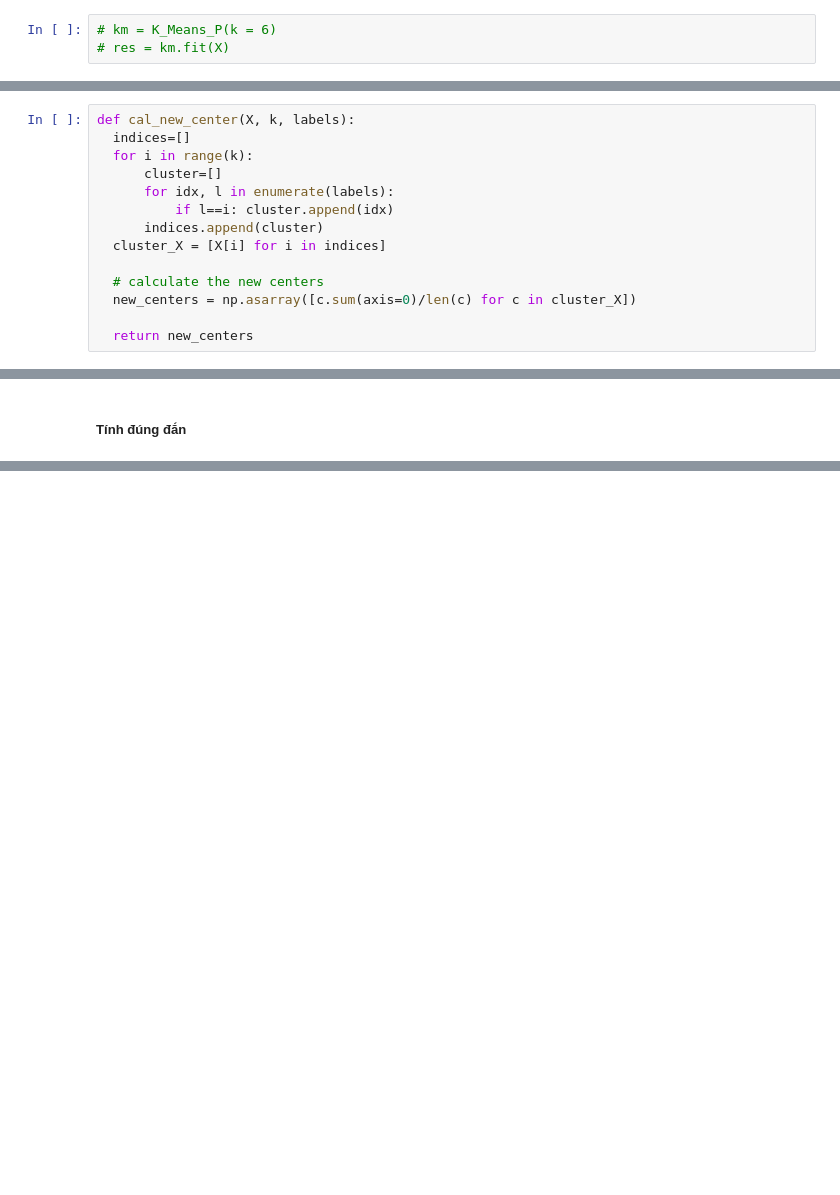
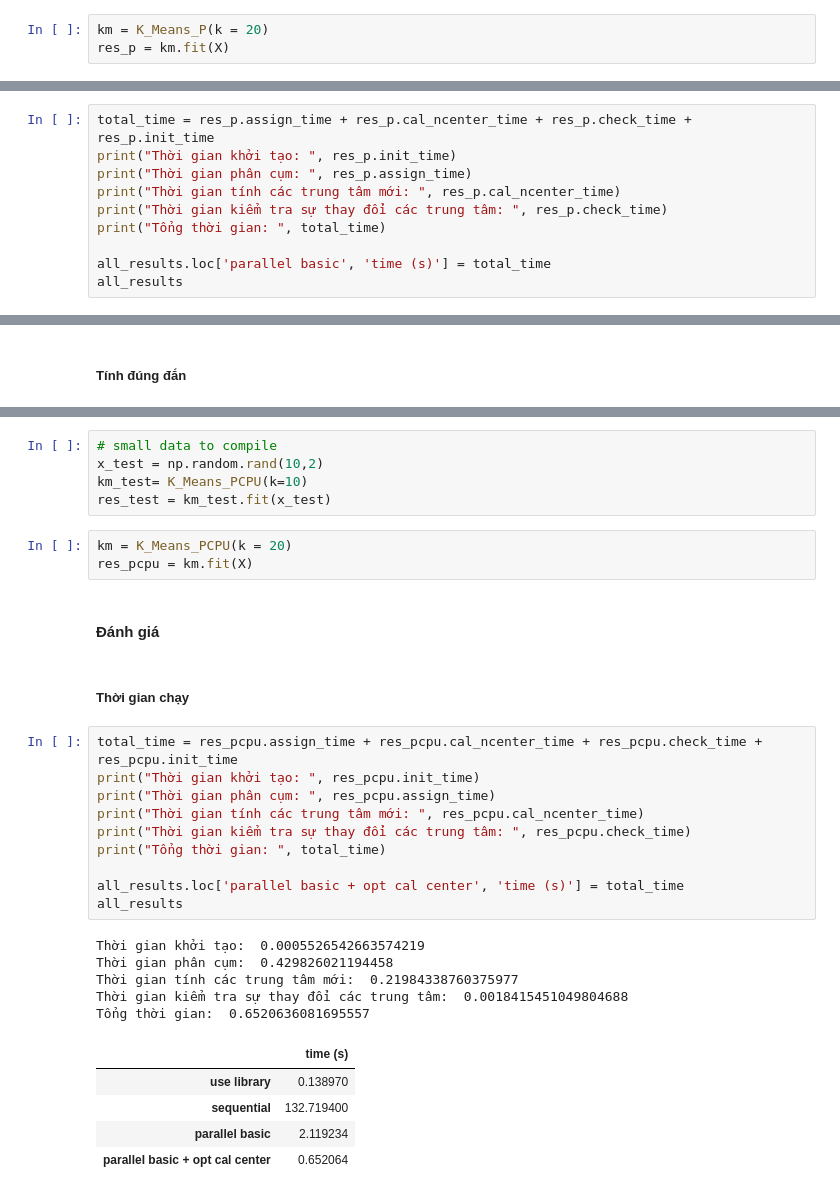
Before and after one commit to HThinhZ/PPA_Project, a Jupyter notebook: PPA_Project.ipynb, the cells around one changed output, grey strips where cells are left out. Saved outputs shown, nothing was run; the diff lists cells and outputs as text; blank space fills up the shorter version.

```diff
--- a/PPA_Project.ipynb
+++ b/PPA_Project.ipynb
@@ -664,3 +679,3 @@ l
 # %%
-# km = K_Means_P(k = 6)
-# res = km.fit(X)
+km = K_Means_P(k = 20)
+res_p = km.fit(X)
@@ -676,14 +681,0 @@ numba.cuda.require_context(lambda: None)
-# %%
-def cal_new_center(X, k, labels):
-  indices=[]
-  for i in range(k):
-      cluster=[]
-      for idx, l in enumerate(labels):
-          if l==i: cluster.append(idx)
-      indices.append(cluster)
-  cluster_X = [X[i] for i in indices]
-
-  # calculate the new centers
-  new_centers = np.asarray([c.sum(axis=0)/len(c) for c in cluster_X])
-
-  return new_centers
@@ -773,3 +683,13 @@ X.flags
 #### Đánh giá
 # %% [markdown]
 ##### Thời gian chạy
+# %%
+total_time = res_p.assign_time + res_p.cal_ncenter_time + res_p.check_time + res_p.init_time
+print("Thời gian khởi tạo: ", res_p.init_time)
+print("Thời gian phân cụm: ", res_p.assign_time)
+print("Thời gian tính các trung tâm mới: ", res_p.cal_ncenter_time)
+print("Thời gian kiểm tra sự thay đổi các trung tâm: ", res_p.check_time)
+print("Tổng thời gian: ", total_time)
+
+all_results.loc['parallel basic', 'time (s)'] = total_time
+all_results
@@ -799,0 +819,33 @@ foo()
+# %%
+# small data to compile
+x_test = np.random.rand(10,2)
+km_test= K_Means_PCPU(k=10)
+res_test = km_test.fit(x_test)
+# %%
+km = K_Means_PCPU(k = 20)
+res_pcpu = km.fit(X)
+# %% [markdown]
+#### Đánh giá
+# %% [markdown]
+##### Thời gian chạy
+# %%
+total_time = res_pcpu.assign_time + res_pcpu.cal_ncenter_time + res_pcpu.check_time + res_pcpu.init_time
+print("Thời gian khởi tạo: ", res_pcpu.init_time)
+print("Thời gian phân cụm: ", res_pcpu.assign_time)
+print("Thời gian tính các trung tâm mới: ", res_pcpu.cal_ncenter_time)
+print("Thời gian kiểm tra sự thay đổi các trung tâm: ", res_pcpu.check_time)
+print("Tổng thời gian: ", total_time)
+
+all_results.loc['parallel basic + opt cal center', 'time (s)'] = total_time
+all_results
+# %% [output]
+Thời gian khởi tạo:  0.0005526542663574219
+Thời gian phân cụm:  0.429826021194458
+Thời gian tính các trung tâm mới:  0.21984338760375977
+Thời gian kiểm tra sự thay đổi các trung tâm:  0.0018415451049804688
+Tổng thời gian:  0.6520636081695557
+|  | time (s) |
+| use library | 0.138970 |
+| sequential | 132.719400 |
+| parallel basic | 2.119234 |
+| parallel basic + opt cal center | 0.652064 |
```
Also changed, not shown: parts of 73 cells of this notebook.
